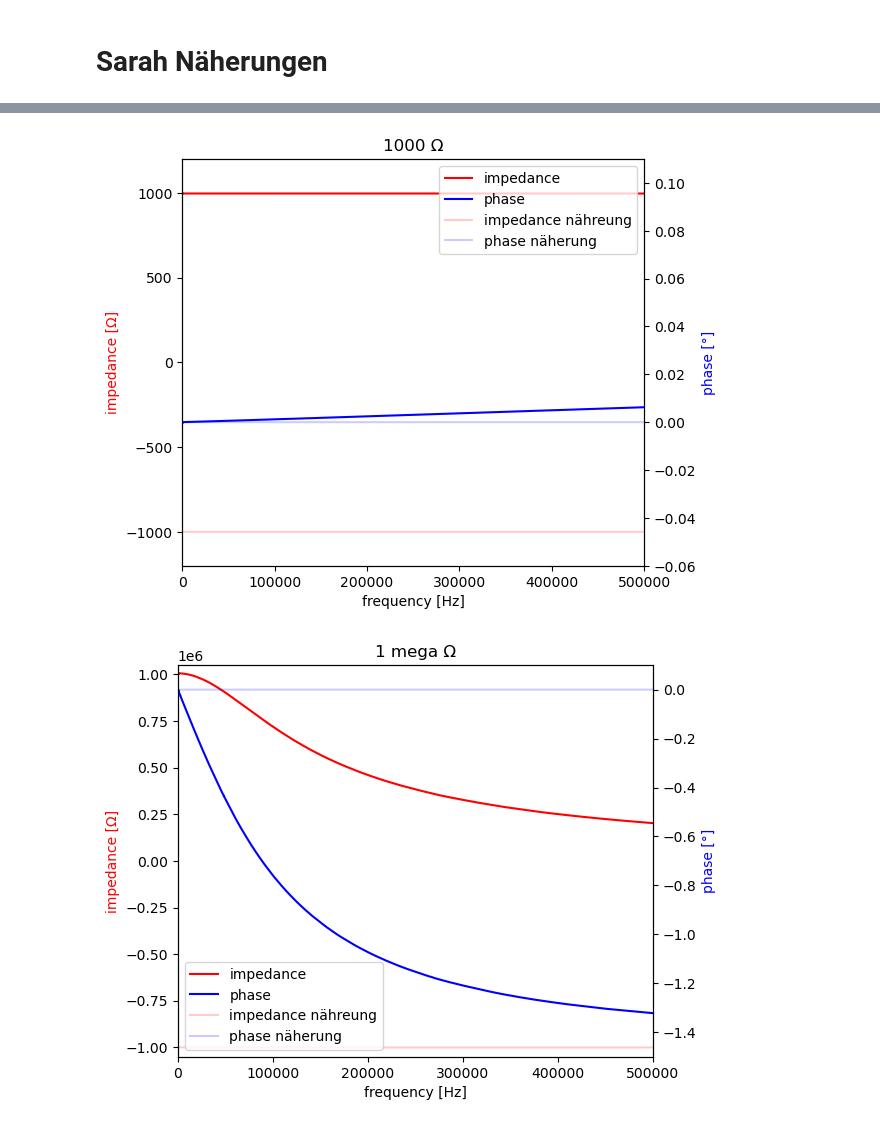
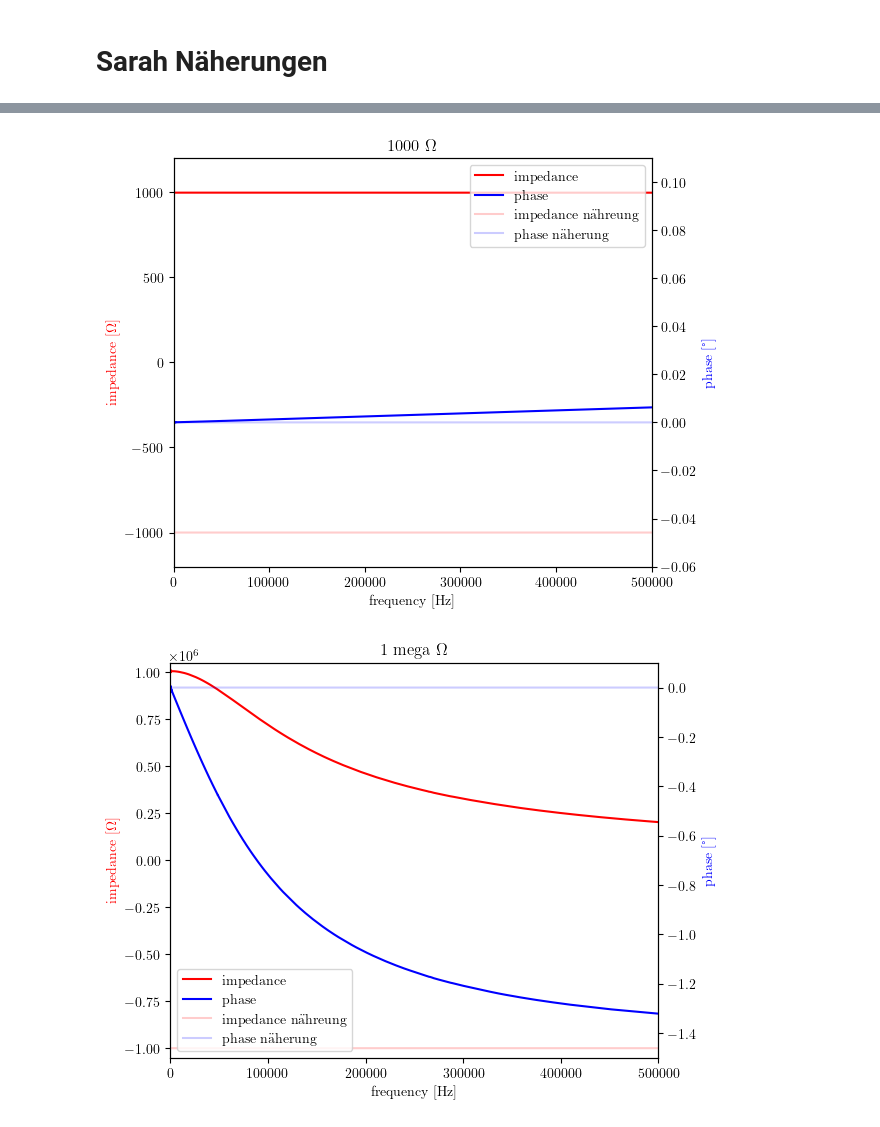
Before and after one commit to gravity225/impedanz, a Jupyter notebook: impedanz.ipynb, the cells around one changed output, grey strips where cells are left out. Saved outputs shown, nothing was run; the diff lists cells and outputs as text; code cells hidden in the pictures.

```diff
--- a/impedanz.ipynb
+++ b/impedanz.ipynb
@@ -74,6 +74,13 @@ data = pd.read_csv("impedanz_data.csv")
 
 import numpy as np
 import matplotlib.pyplot as plt
+
+# Enable LaTeX rendering
+plt.rcParams['text.usetex'] = True
+plt.rcParams['font.family'] = 'serif'
+plt.rcParams['font.serif'] = 'Computer Modern Roman'
+plt.rcParams['text.latex.preamble'] = r'\usepackage{amsmath}'
+
 
 # plot with two axes
 def plot_with_two_axes(data_x,data_y_one, data_y_two, name_x, name_y1, name_y2, plot_title="title", filename_to_save="LOL.pdf", xmin=0, xmax=500000, ymin1=0, ymax1=1000, ymin2=-2, ymax2=1):
@@ -336,6 +343,18 @@ def naeherungen_plots(data_x,data_y_one, data_y_two, name_x, name_y1, name_y2, p
     plt.savefig(fnts)
     plt.show()
 # %%
+import numpy as np
+import matplotlib.pyplot as plt
+
+# # Enable LaTeX rendering
+plt.rcParams['text.usetex'] = True
+plt.rcParams['font.family'] = 'serif'
+plt.rcParams['font.serif'] = 'Computer Modern Roman'
+plt.rcParams['text.latex.preamble'] = r'\usepackage{amsmath}'
+
+
+
+
 def zwei_plots(data_x,data_y_one, data_y_one_schlange, data_y_two, data_y_two_schlange, name_x, name_y1, name_y2, plot_title="title", filename_to_save="LOL.pdf", xmin=0, xmax=500000, ymin1=0, ymax1=1000, ymin2=-2, ymax2=1):
     fig, ax1 = plt.subplots()
 
@@ -370,6 +389,25 @@ def zwei_plots(data_x,data_y_one, data_y_one_schlange, data_y_two, data_y_two_sc
     fnts =  filename_to_save + ".pdf"
     plt.savefig(fnts)
     plt.show()
+
+
+
+# import matplotlib.pyplot as plt
+# import numpy as np
+
+
+# # Generate some data
+# x = np.linspace(0, 10, 100)
+# y = np.sin(x)
+
+# # Create a plot
+# plt.figure()
+# plt.plot(x, y, label=r'$y = \sin(x)$')  # Use LaTeX in a label
+# plt.title('Plot using LaTeX font')
+# plt.xlabel('x')
+# plt.ylabel('y')
+# plt.legend()
+# plt.show()
 # %%
 # Näherung 100 Ohm
 change_first_line_sarah("R_100R.txt")
@@ -395,26 +433,26 @@ sarah_1000_y2 = sarah_1000.column3
 
 
 x1 = "frequency [Hz]"
-y1 = "impedance [Ω]"
+y1 = "impedance [$\Omega$]"
 y2 = "phase [°]"
-zwei_plots(zero_data2, zero_data1, sarah_1000_y1, zero_data3, sarah_1000_y2, x1,y1,y2, "1000 Ω", "zero", xmin=0, xmax=500000, ymin1=-1200, ymax1=1200, ymin2=-0.06, ymax2=0.11)
+zwei_plots(zero_data2, zero_data1, sarah_1000_y1, zero_data3, sarah_1000_y2, x1,y1,y2, "1000 $\Omega$", "zero", xmin=0, xmax=500000, ymin1=-1200, ymax1=1200, ymin2=-0.06, ymax2=0.11)
 # %% [output]
-[figure, old version]
+[figure, new version]
 # %%
 # Näherung 1 MOhm
 
 change_first_line_sarah("R_1MR.txt")
 sarah_1000000 = read_sarah_file("R_1MR.txt")
 
 sarah_1000000_y1 = sarah_1000000.column2
 sarah_1000000_y2 = sarah_1000000.column3
 
 x1 = "frequency [Hz]"
-y1 = "impedance [Ω]"
+y1 = "impedance [$\Omega$]"
 y2 = "phase [°]"
-zwei_plots(two_data2, two_data1, sarah_1000000_y1, two_data3, sarah_1000000_y2, x1,y1,y2, "1 mega Ω", "zero", xmin=0, xmax=500000, ymin1=-1050000, ymax1=1050000, ymin2=-1.5, ymax2=0.1)
+zwei_plots(two_data2, two_data1, sarah_1000000_y1, two_data3, sarah_1000000_y2, x1,y1,y2, "1 mega $\Omega$", "zero", xmin=0, xmax=500000, ymin1=-1050000, ymax1=1050000, ymin2=-1.5, ymax2=0.1)
 # %% [output]
-[figure, old version]
+[figure, new version]
 # %%
 # Näherung RC circuit 100 Ohm
 
```
Also changed, not shown: parts of 12 cells of this notebook.
